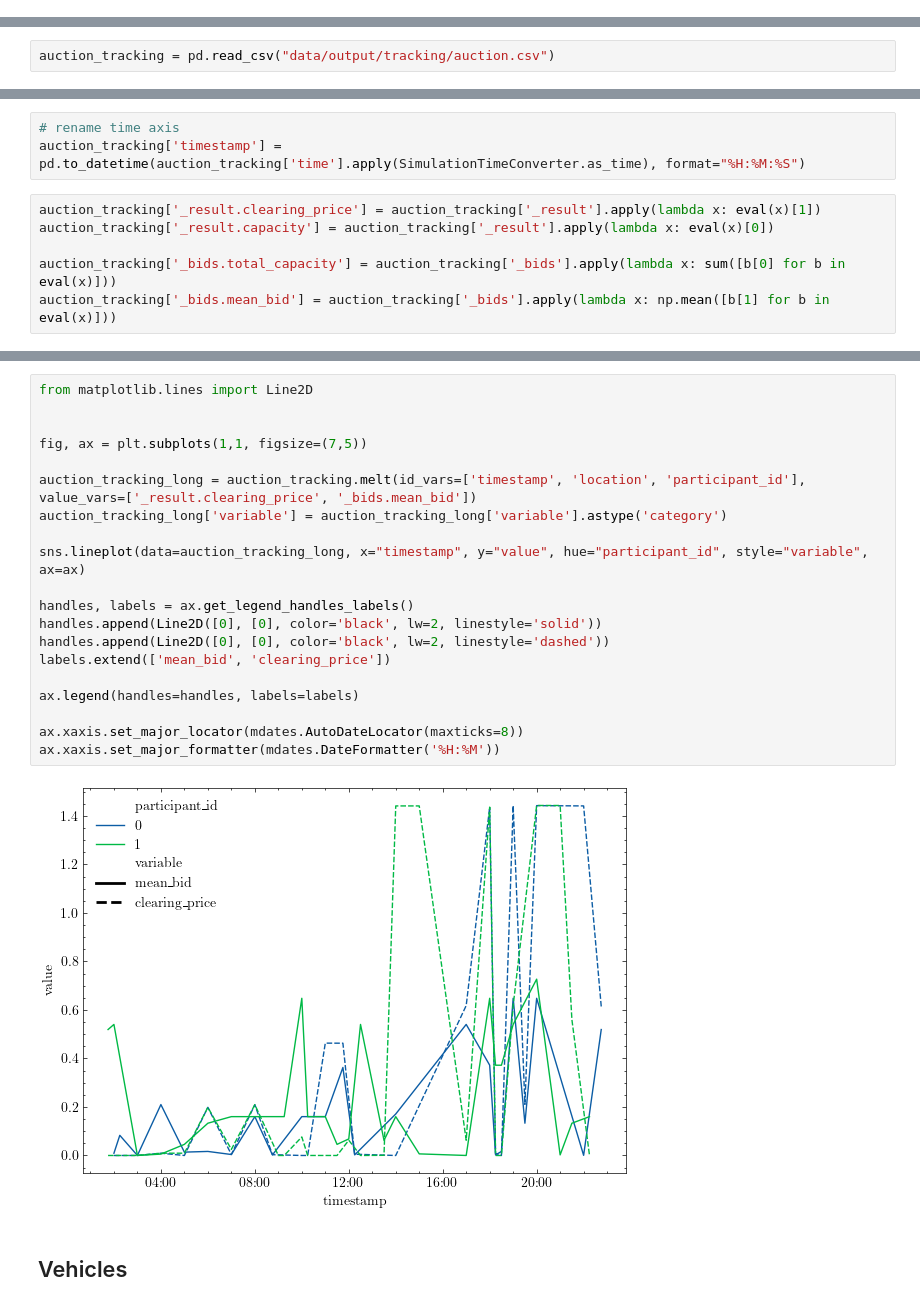
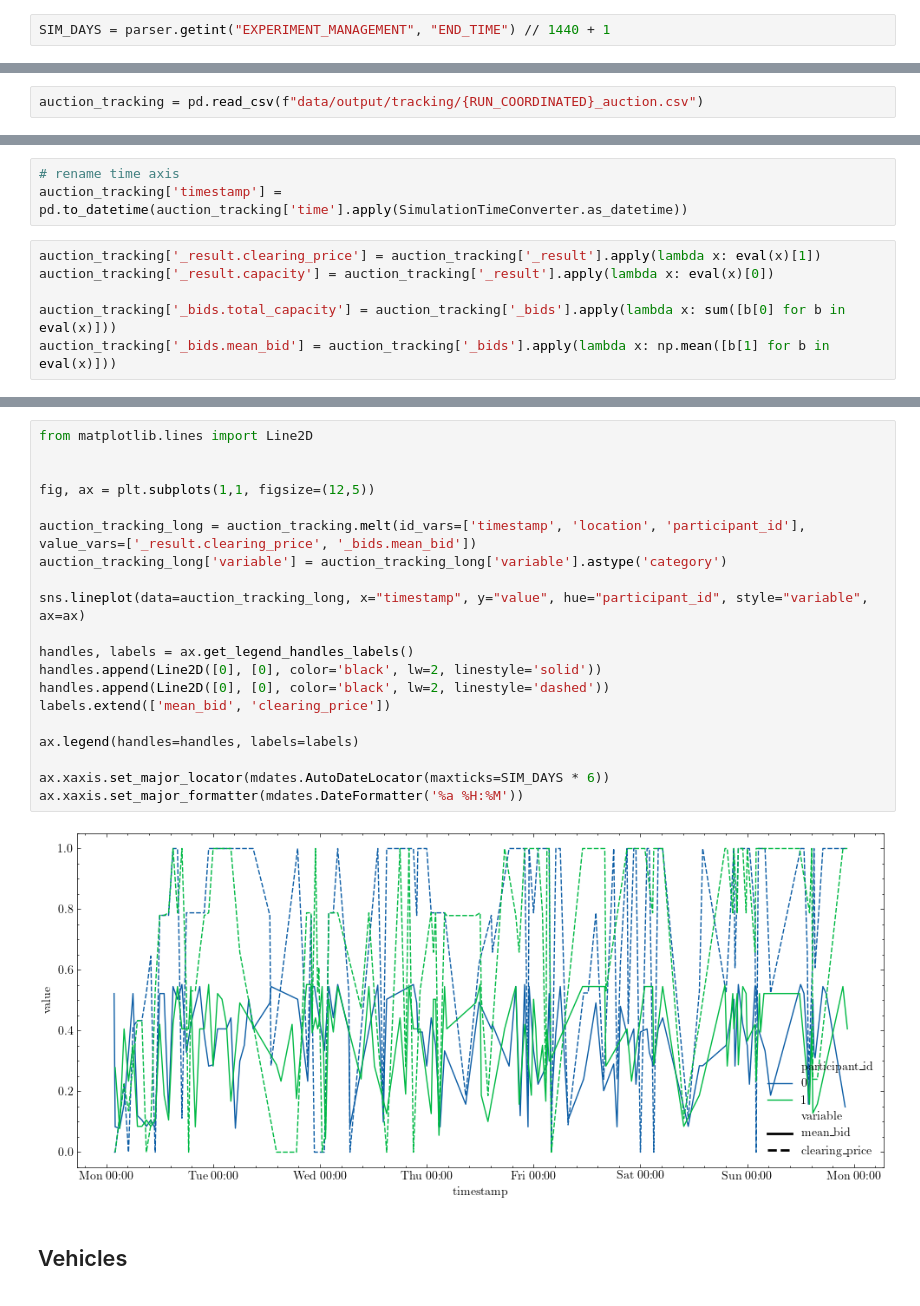
Before and after one commit to IS3UniCologne/urban-mobility-simulation, a Jupyter notebook: resources/scripts/simulation_analysis/shared_charging.ipynb, the cells around one changed output, grey strips where cells are left out. Cells and saved outputs as stored; diff of their text form.

Commit message:
update analysis notebook with timestamps

```diff
--- a/resources/scripts/simulation_analysis/shared_charging.ipynb
+++ b/resources/scripts/simulation_analysis/shared_charging.ipynb
@@ -48,0 +65,2 @@ parser.read("resources/configurations/shared-charging.ini")
+# %%
+SIM_DAYS = parser.getint("EXPERIMENT_MANAGEMENT", "END_TIME") // 1440 + 1
@@ -49,5 +69,5 @@ parser.read("resources/configurations/shared-charging.ini")
 # %%
-auction_tracking = pd.read_csv("data/output/tracking/auction.csv")
+auction_tracking = pd.read_csv(f"data/output/tracking/{RUN_COORDINATED}_auction.csv")
 # %%
 auction_tracking
 # %% [output]
@@ -71,6 +87,6 @@ auction_tracking
 # %%
 # rename time axis
-auction_tracking['timestamp'] = pd.to_datetime(auction_tracking['time'].apply(SimulationTimeConverter.as_time), format="%H:%M:%S")
+auction_tracking['timestamp'] = pd.to_datetime(auction_tracking['time'].apply(SimulationTimeConverter.as_datetime))
 # %%
 auction_tracking['_result.clearing_price'] = auction_tracking['_result'].apply(lambda x: eval(x)[1])
 auction_tracking['_result.capacity'] = auction_tracking['_result'].apply(lambda x: eval(x)[0])
@@ -111,25 +107,25 @@ for a in axes:
 # %%
 from matplotlib.lines import Line2D
 
 
-fig, ax = plt.subplots(1,1, figsize=(7,5))
+fig, ax = plt.subplots(1,1, figsize=(12,5))
 
 auction_tracking_long = auction_tracking.melt(id_vars=['timestamp', 'location', 'participant_id'], value_vars=['_result.clearing_price', '_bids.mean_bid'])
 auction_tracking_long['variable'] = auction_tracking_long['variable'].astype('category')
 
 sns.lineplot(data=auction_tracking_long, x="timestamp", y="value", hue="participant_id", style="variable", ax=ax)
 
 handles, labels = ax.get_legend_handles_labels()
 handles.append(Line2D([0], [0], color='black', lw=2, linestyle='solid'))
 handles.append(Line2D([0], [0], color='black', lw=2, linestyle='dashed'))
 labels.extend(['mean_bid', 'clearing_price'])
 
 ax.legend(handles=handles, labels=labels)
 
-ax.xaxis.set_major_locator(mdates.AutoDateLocator(maxticks=8))
-ax.xaxis.set_major_formatter(mdates.DateFormatter('%H:%M'))
+ax.xaxis.set_major_locator(mdates.AutoDateLocator(maxticks=SIM_DAYS * 6))
+ax.xaxis.set_major_formatter(mdates.DateFormatter('%a %H:%M'))
 # %% [output]
-[figure, old version]
+[figure, new version]
 # %% [markdown]
 ## Vehicles
 # %%
```
Also changed, not shown: parts of 55 cells of this notebook, 1 other file.
